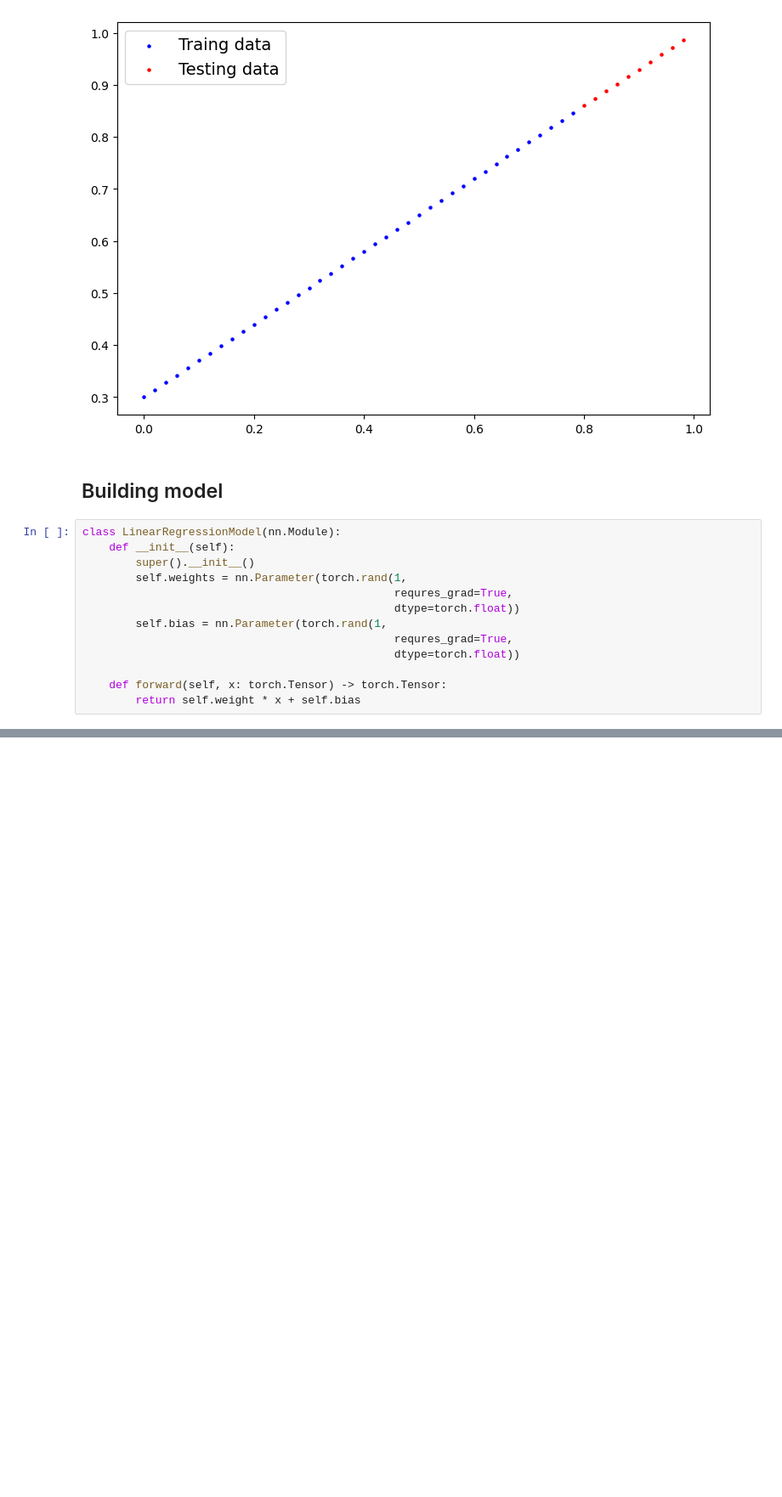
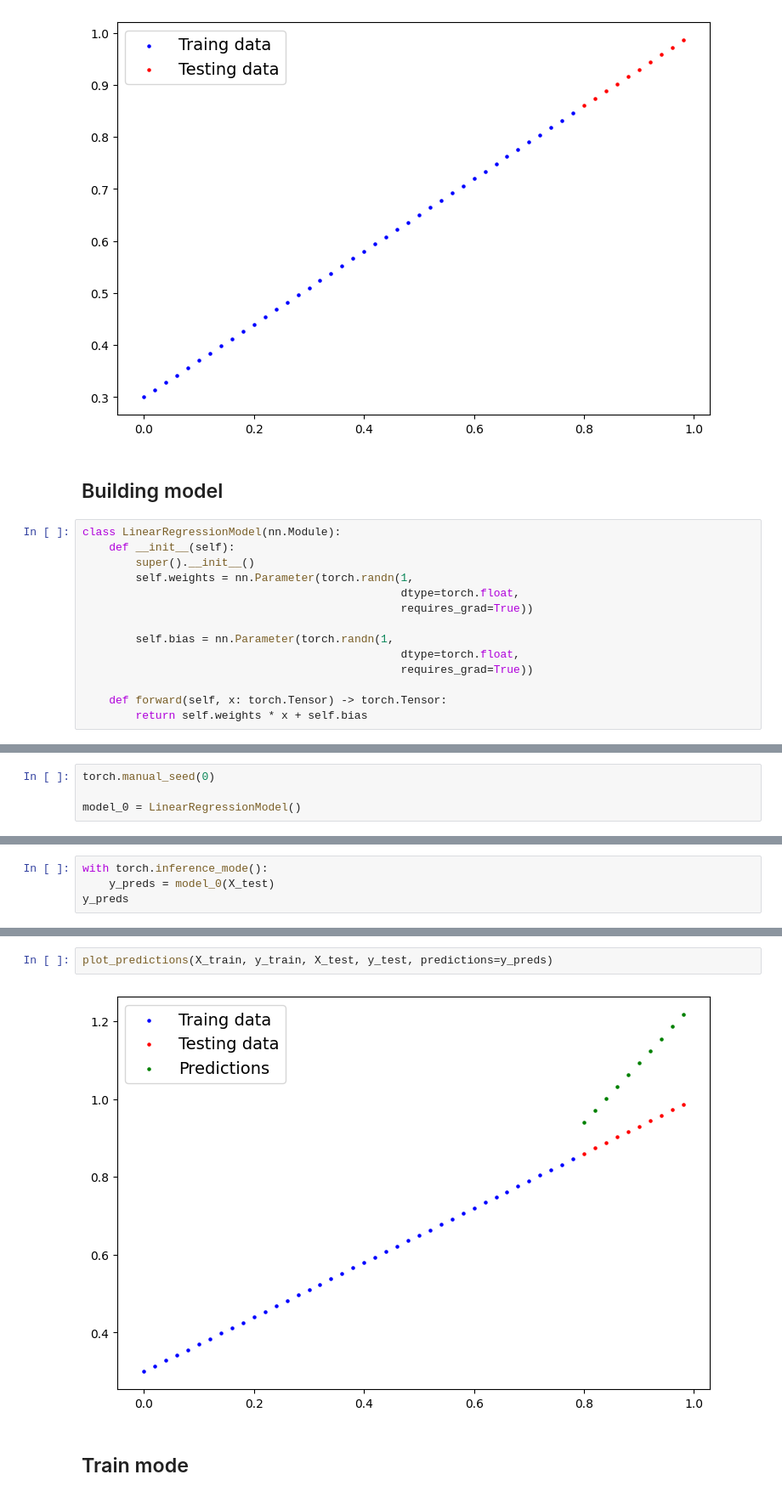
Before and after one commit to NickKirilov/learning-pytorch, a Jupyter notebook: 01_pytorch_workflow.ipynb, the cells around one changed output, grey strips where cells are left out. Shown: that part at 85% size. Saved outputs shown, nothing was run; the diff lists cells and outputs as text; blank space fills up the shorter version.

```diff
--- a/01_pytorch_workflow.ipynb
+++ b/01_pytorch_workflow.ipynb
@@ -81,12 +81,13 @@ plot_predictions(X_train, y_train, X_test, y_test)
 class LinearRegressionModel(nn.Module):
     def __init__(self):
         super().__init__()
-        self.weights = nn.Parameter(torch.rand(1,
-                                               requres_grad=True,
-                                               dtype=torch.float))
-        self.bias = nn.Parameter(torch.rand(1,
-                                               requres_grad=True,
-                                               dtype=torch.float))
+        self.weights = nn.Parameter(torch.randn(1,
+                                                dtype=torch.float,
+                                                requires_grad=True))
+
+        self.bias = nn.Parameter(torch.randn(1,
+                                                dtype=torch.float,
+                                                requires_grad=True))
 
     def forward(self, x: torch.Tensor) -> torch.Tensor:
-        return self.weight * x + self.bias
+        return self.weights * x + self.bias
@@ -92,0 +96,4 @@ class LinearRegressionModel(nn.Module):
+# %%
+torch.manual_seed(0)
+
+model_0 = LinearRegressionModel()
@@ -92,0 +113,4 @@ class LinearRegressionModel(nn.Module):
+# %%
+with torch.inference_mode():
+    y_preds = model_0(X_test)
+y_preds
@@ -92,0 +128,6 @@ class LinearRegressionModel(nn.Module):
+# %%
+plot_predictions(X_train, y_train, X_test, y_test, predictions=y_preds)
+# %% [output]
+[figure, added]
+# %% [markdown]
+## Train mode
```
Also changed, not shown: parts of 10 cells of this notebook, 1 other file.
